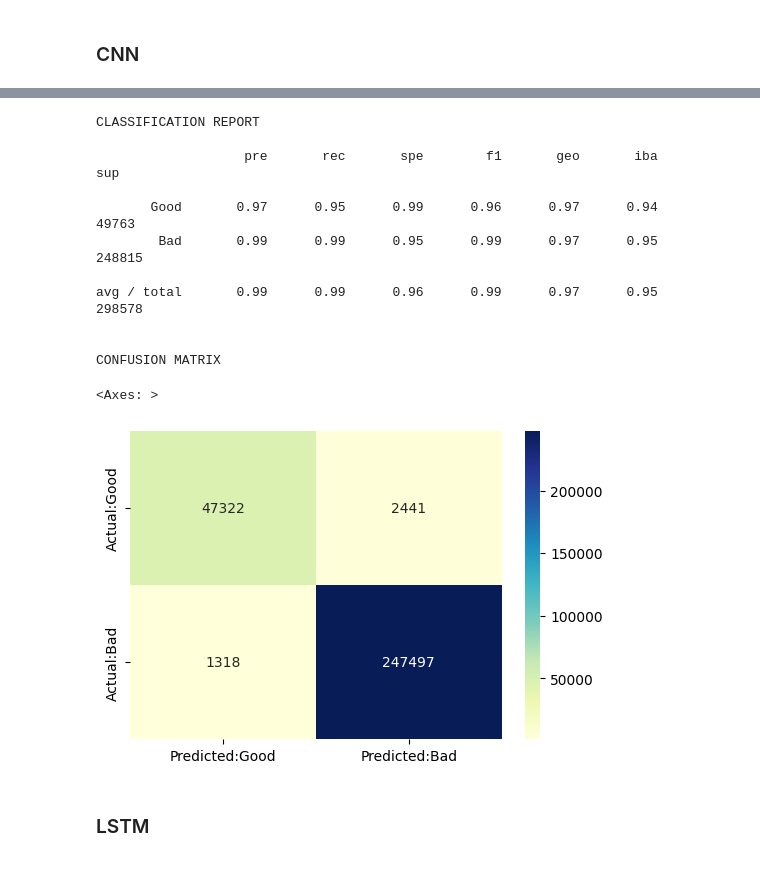
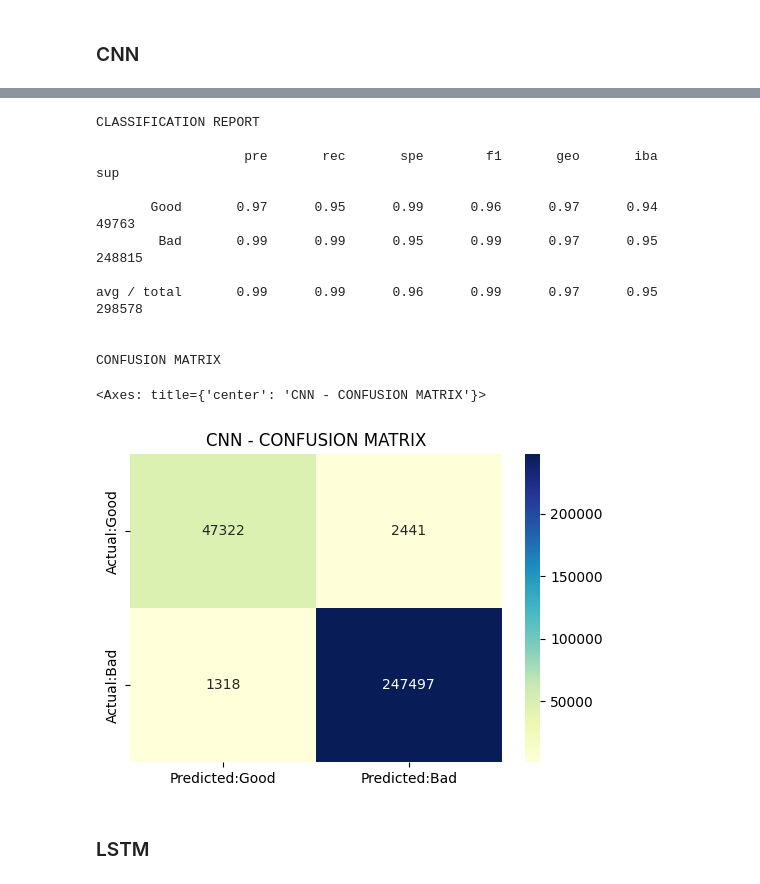
Before and after one commit to giacomovitangeli/ddos-detection, a Jupyter notebook: ddos_detection.ipynb, the cells around one changed output, grey strips where cells are left out. Saved outputs shown, nothing was run; the diff lists cells and outputs as text; code cells hidden in the pictures.

```diff
--- a/ddos_detection.ipynb
+++ b/ddos_detection.ipynb
@@ -1144,29 +1153,30 @@ Average (acc, prec, rec, f1)
 # %%
 con_mat = pd.DataFrame(confusion_matrix(y_test, y_pred),
             columns = ['Predicted:Good', 'Predicted:Bad'],
             index = ['Actual:Good', 'Actual:Bad'])
 
 print('\nCLASSIFICATION REPORT\n')
 print(classification_report_imbalanced(y_test, y_pred,
                             target_names =['Good','Bad']))
 
 print('\nCONFUSION MATRIX')
 plt.figure(figsize= (6,4))
+plt.title("CNN - CONFUSION MATRIX")
 sns.heatmap(con_mat, annot = True,fmt='d',cmap="YlGnBu")
 # %% [output]
 CLASSIFICATION REPORT
 
                    pre       rec       spe        f1       geo       iba       sup
 
        Good       0.97      0.95      0.99      0.96      0.97      0.94     49763
         Bad       0.99      0.99      0.95      0.99      0.97      0.95    248815
 
 avg / total       0.99      0.99      0.96      0.99      0.97      0.95    298578
 
 
 CONFUSION MATRIX
-<Axes: >
+<Axes: title={'center': 'CNN - CONFUSION MATRIX'}>
-[figure, old version]
+[figure, new version]
 # %% [markdown]
 ### LSTM
 # %%
```
Also changed, not shown: parts of 29 cells of this notebook.
